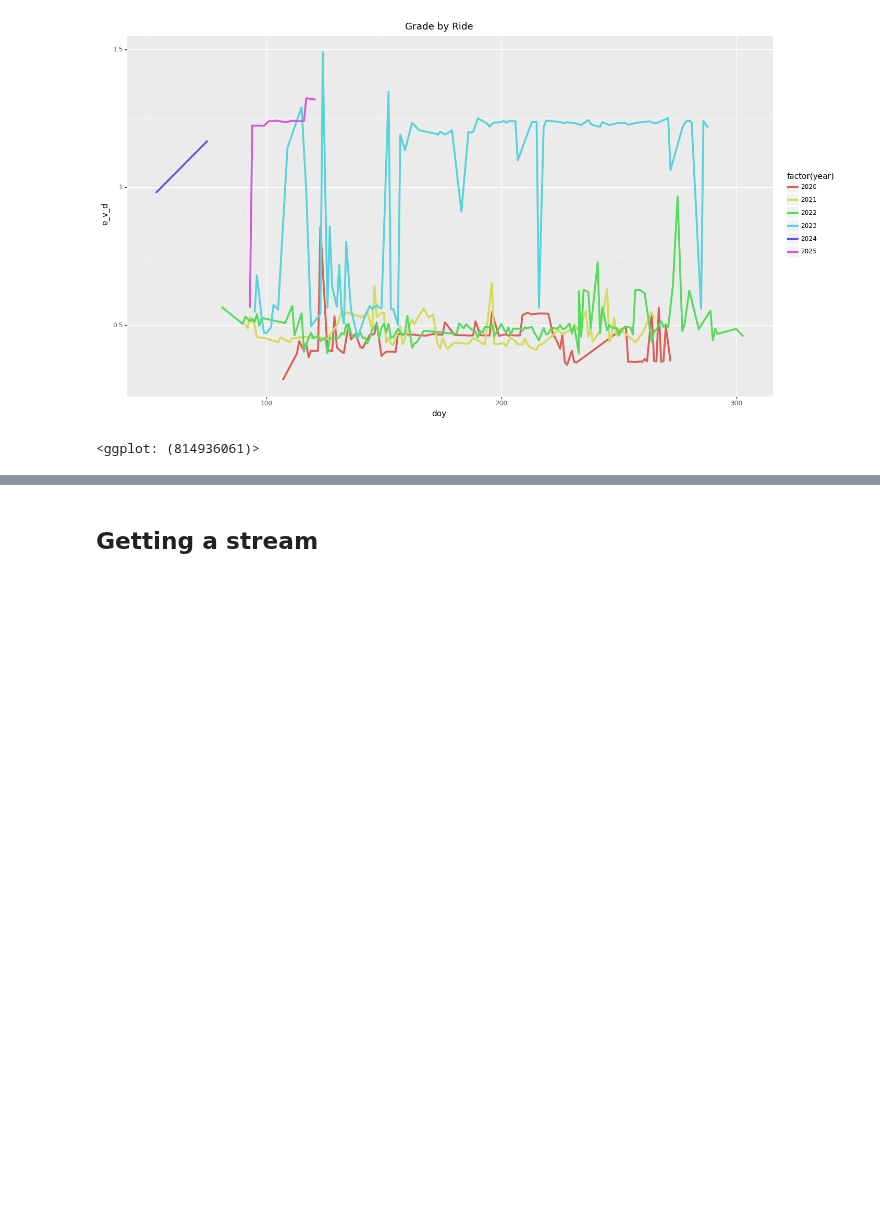
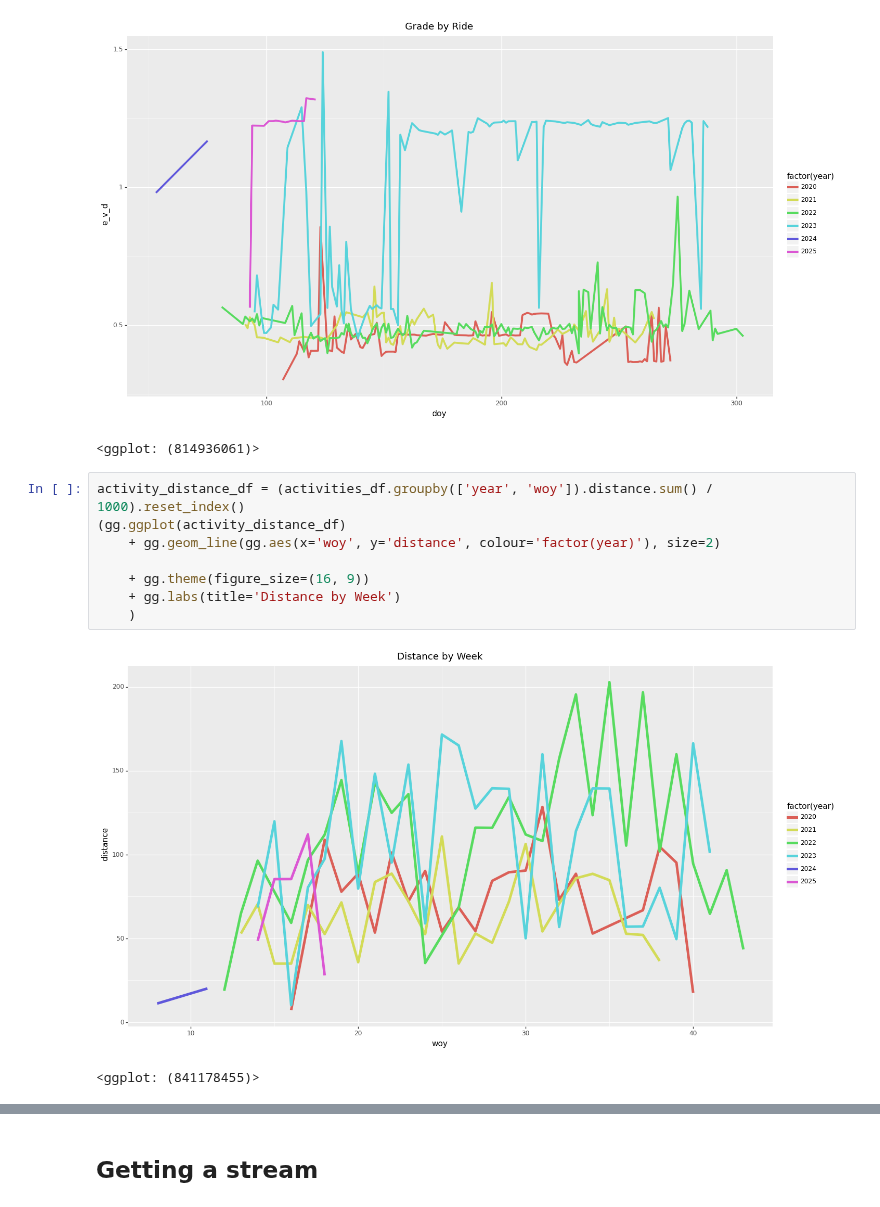
Before and after one commit to NWNHT/StravaPlotting, a Jupyter notebook: src/display_strava.ipynb, the cells around one changed output, grey strips where cells are left out. Saved outputs shown, nothing was run; the diff lists cells and outputs as text; blank space fills up the shorter version.

Commit message:
some weak attempts at weekly distance plots

```diff
--- a/src/display_strava.ipynb
+++ b/src/display_strava.ipynb
@@ -168,3 +169,14 @@ activities_df['doy'] = activities_df.start_date_local.apply(lambda x: x.timetupl
 # %% [output]
 [figure]
 <ggplot: (814936061)>
+# %%
+activity_distance_df = (activities_df.groupby(['year', 'woy']).distance.sum() / 1000).reset_index()
+(gg.ggplot(activity_distance_df)
+    + gg.geom_line(gg.aes(x='woy', y='distance', colour='factor(year)'), size=2)
+
+    + gg.theme(figure_size=(16, 9))
+    + gg.labs(title='Distance by Week')
+    )
+# %% [output]
+[figure, added]
+<ggplot: (841178455)>
```
Also changed, not shown: parts of 4 cells of this notebook.
